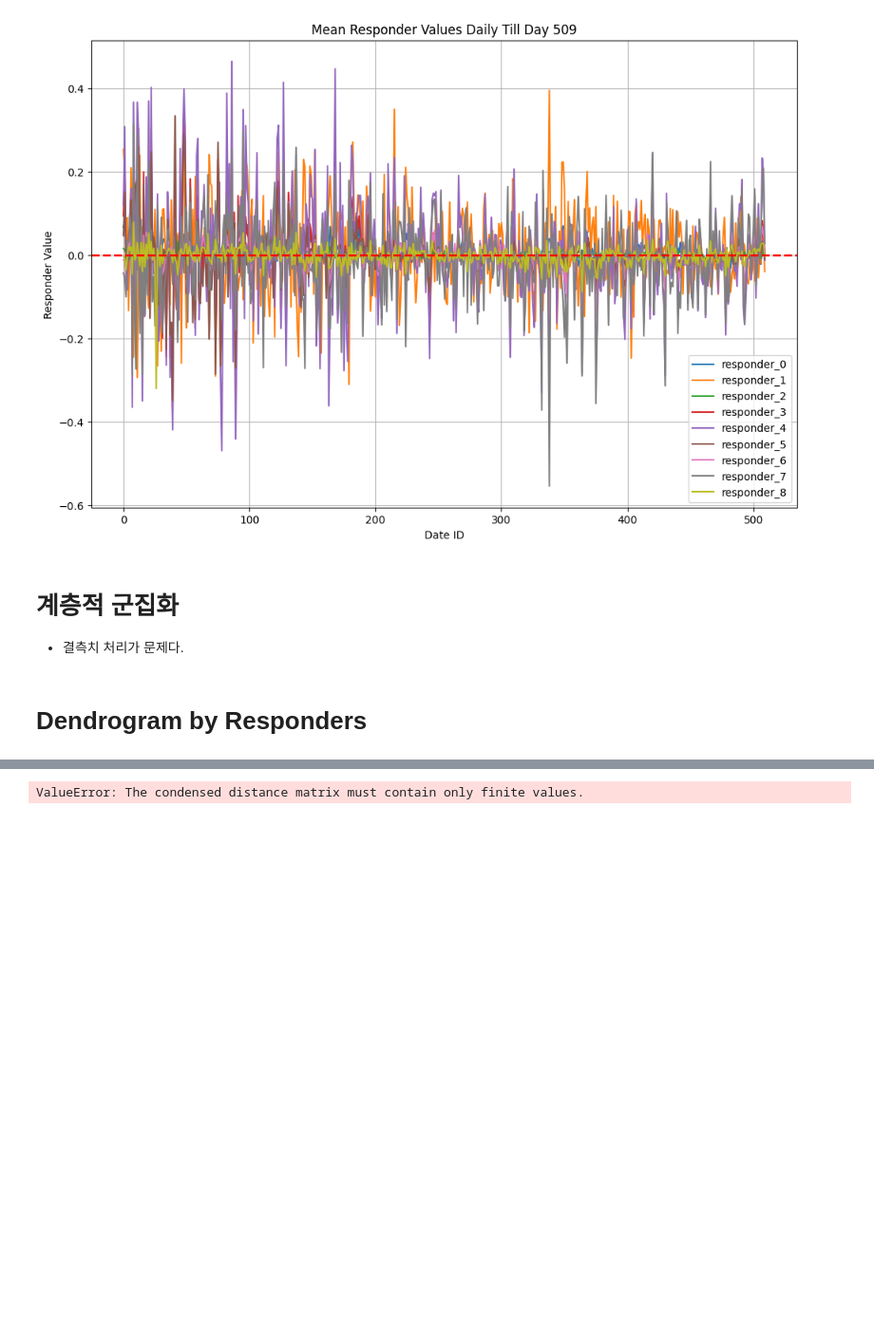
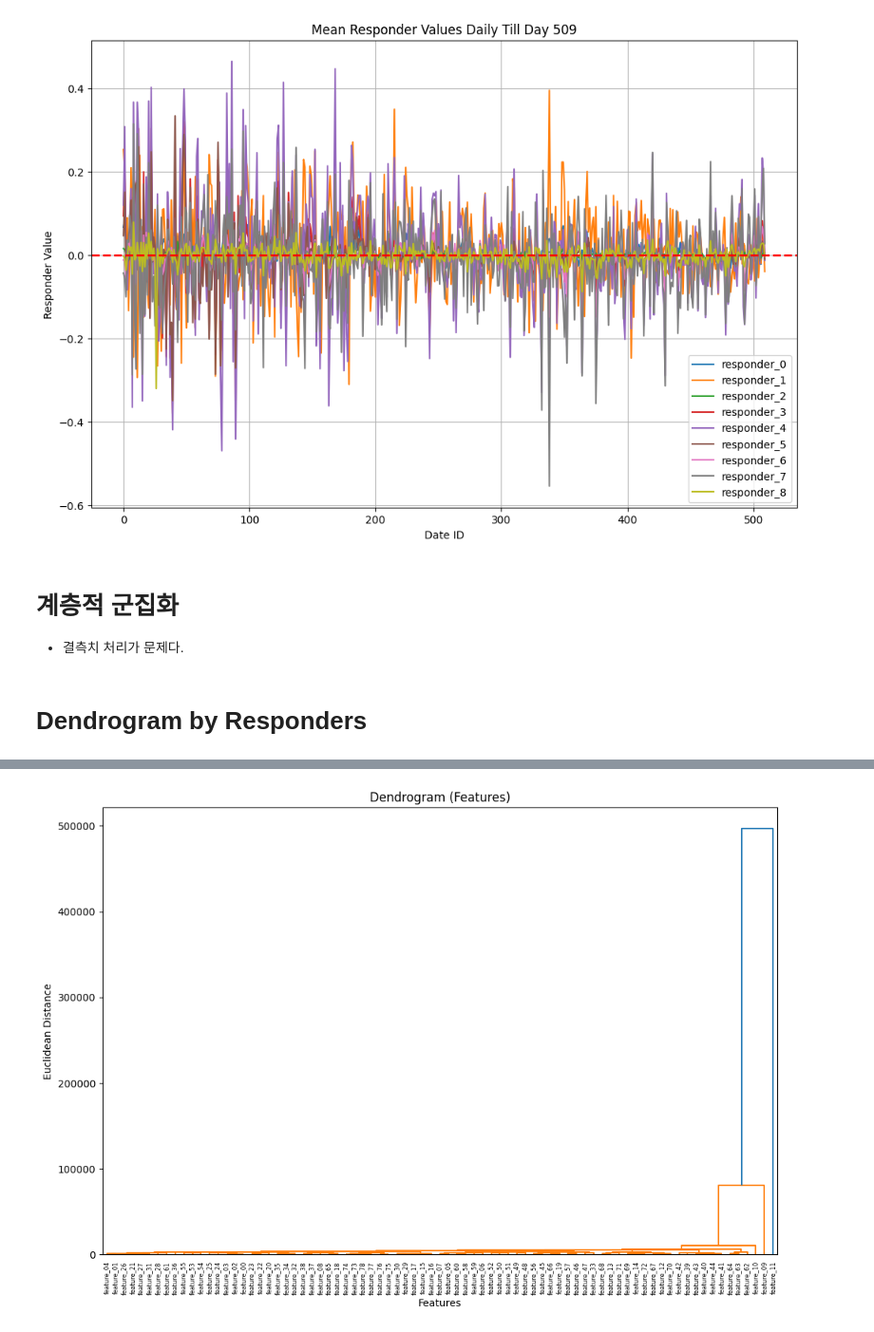
Before and after one commit to shs1018/iM_DiGital_Banker_academy, a Jupyter notebook: projects/iMBank_pj3/TS_EDA.ipynb, the cells around one changed output, grey strips where cells are left out. Shown at 95% size. Cells and saved outputs as stored; diff of their text form; code cells hidden in the pictures; blank space fills up the shorter version.

```diff
--- a/projects/iMBank_pj3/TS_EDA.ipynb
+++ b/projects/iMBank_pj3/TS_EDA.ipynb
@@ -293,7 +251,46 @@ shape: (4_748_457, 10)
+# %%
+# 임시
+
+def plot_dendrogram_nullprocess(data):
+    """
+    Polars DataFrame의 feature 열들을 기반으로 유클리드 거리로 덴드로그램을 그리는 함수.
+    금융 실시간 데이터를 고려하여 결측치를 적절히 처리함.
+
+    Parameters:
+    - data: polars DataFrame, 덴드로그램을 그릴 데이터 (date_id 열은 제외)
+    """
+    # 'date_id' 열 제외한 feature만 선택
+    features = data.drop('date_id')
+
+    # 결측치 처리 (선형 보간법 사용, 금융 데이터에 적합)
+    features = features.with_columns([
+        pl.col(col).fill_null(pl.col(col).mean()).fill_null(0) for col in features.columns
+    ])
+
+    # 데이터를 numpy 배열로 변환
+    feature_names = features.columns
+    data_array = features
+
+    # 계층적 군집화 수행
+    linked = linkage(data_array.transpose(), method='ward', metric='euclidean')
+
+    # 덴드로그램 그리기
+    plt.figure(figsize=(12, 8))
+    dendrogram(
+        linked,
+        orientation='top',
+        labels=feature_names,  # feature명을 레이블로 사용
+        distance_sort='descending',
+        show_leaf_counts=True
+    )
+    plt.title('Dendrogram (Features)')
+    plt.xlabel('Features')
+    plt.ylabel('Euclidean Distance')
+    plt.show()
 # %%
 # feature에는 결측치가 존재한다는 게 문제다.
 
 df_early = sample_df_small(date_and_feature(df_early_model))
-plot_dendrogram(df_early)
+plot_dendrogram_nullprocess(df_early)
 # %% [output]
-ValueError: The condensed distance matrix must contain only finite values.
+[figure, added]
```
Also changed, not shown: parts of 24 cells of this notebook, 51 other files.
